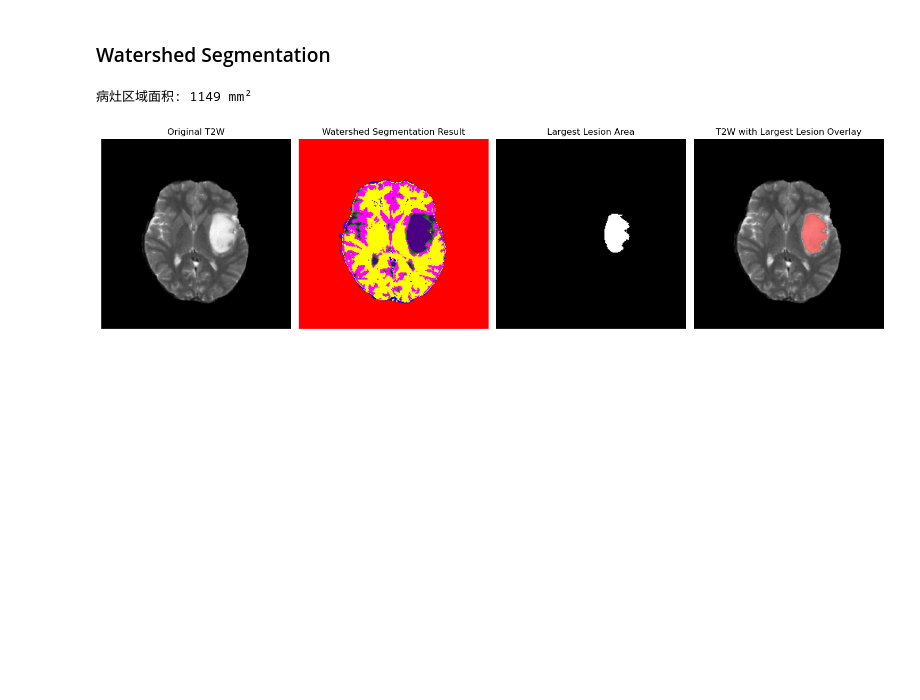
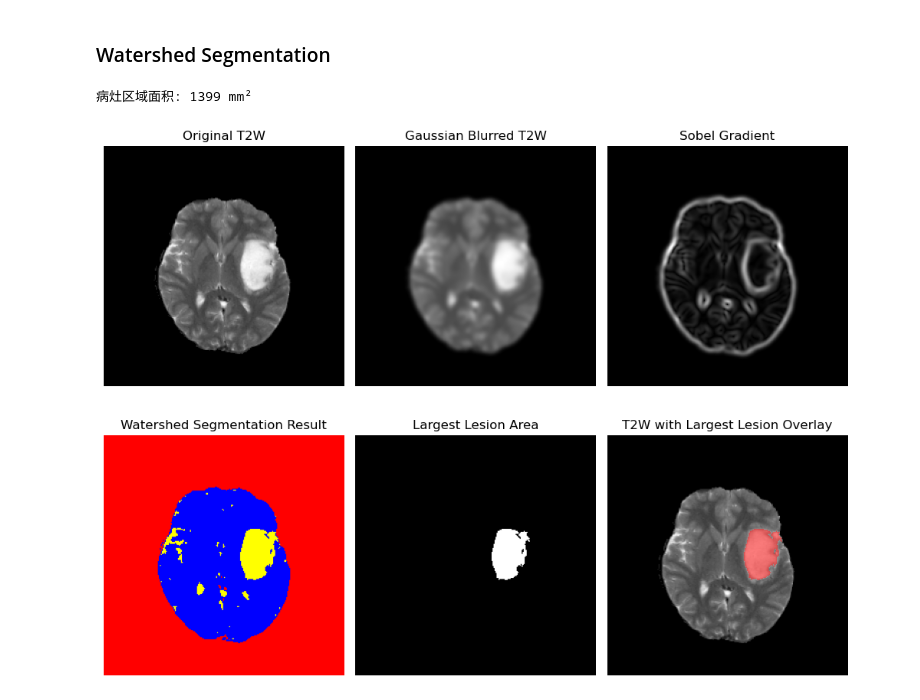
Before and after one commit to ZhengLi-04/BIP-Lab5-ImageSegmentation, a Jupyter notebook: lab5.ipynb, the cells around one changed output. Cells and saved outputs as stored; diff of their text form; code cells hidden in the pictures; blank space fills up the shorter version.

```diff
--- a/lab5.ipynb
+++ b/lab5.ipynb
@@ -800,26 +800,30 @@ K=7 时病变区域的体积: 5438 mm^3
 # %%
 import numpy as np
 import matplotlib.pyplot as plt
-from skimage import filters, segmentation, measure
-from skimage.color import label2rgb
+from skimage import filters, segmentation, measure, color
+from skimage.filters import gaussian
 
-# 计算梯度
-gradient = filters.sobel(t2w_data)
+# 假设 t2w_data 已经被正确读取
+# t2w_data = np.load('your_t2w_data_file.npy')
 
-# 确保 markers 为整数类型，增加到 6 类
+# 第一步：高斯模糊
+blurred_t2w = gaussian(t2w_data, sigma=2)
+
+# 第二步：Sobel 算子计算梯度
+gradient = filters.sobel(blurred_t2w)
+
+# 第三步：准备分水岭算法的 markers，分三类
 markers = np.zeros_like(t2w_data, dtype=np.int32)
-class_1, class_2, class_3, class_4, class_5, class_6 = 1, 2, 3, 4, 5, 6
-markers[t2w_data < 0.1] = class_1
-markers[(t2w_data >= 0.1) & (t2w_data < 0.25)] = class_2
-markers[(t2w_data >= 0.25) & (t2w_data < 0.4)] = class_3
-markers[(t2w_data >= 0.4) & (t2w_data < 0.55)] = class_4
-markers[(t2w_data >= 0.55) & (t2w_data < 0.7)] = class_5
-markers[t2w_data >= 0.7] = class_6
+class_1, class_2, class_3 = 1, 2, 3
+markers[t2w_data < 0.2] = class_1
+markers[(t2w_data >= 0.2) & (t2w_data < 0.6)] = class_2
+markers[t2w_data >= 0.6] = class_3
 
+# 第四步：应用分水岭算法
 labels = segmentation.watershed(gradient, markers)
 
-# 假设病变区域对应标签为 6（你可能需要根据实际结果调整）
-lesion_label = 6
+# 假设病变区域对应标签为 2（你可能需要根据实际结果调整）
+lesion_label = 3
 lesion_mask = (labels == lesion_label)
 
 # 找出最大的连通区域
@@ -834,43 +838,56 @@ else:
 
 # 计算病灶区域面积，假设 (x, y) = (1mm, 1mm)
 lesion_area = np.sum(new_lesion_mask)
 print(f"病灶区域面积: {lesion_area} mm²")
 
 # 创建带有颜色通道的图像副本
 colored_t2w_data = np.dstack([t2w_data] * 3)
 
 # 将病变区域标记为红色（可调整颜色）
 red_color = np.array([1, 0, 0])  # 红色
 transparency = 0.5  # 透明度
 colored_t2w_data[new_lesion_mask] = (
     transparency * red_color + (1 - transparency) * colored_t2w_data[new_lesion_mask]
 )
 
-# 绘制四张子图
-fig, axes = plt.subplots(1, 4, figsize=(10, 5))
+# 绘制六张子图，修改为 2 行 3 列布局
+fig, axes = plt.subplots(2, 3, figsize=(10, 8))  # 修改为 2 行 3 列，调整 figsize 适应布局
+
+# 调整子图索引以适应 2D 数组
+axes = axes.flatten()
 
 # 第一张：原始图
 axes[0].imshow(t2w_data, cmap='gray')
 axes[0].set_title('Original T2W')
 axes[0].axis('off')
 
-# 第二张：分水岭分割结果图
-axes[1].imshow(label2rgb(labels, bg_label=0))
-axes[1].set_title('Watershed Segmentation Result')
+# 第二张：高斯模糊后的图像
+axes[1].imshow(blurred_t2w, cmap='gray')
+axes[1].set_title('Gaussian Blurred T2W')
 axes[1].axis('off')
 
-# 第三张：只保留选中标签中的最大区域
-axes[2].imshow(new_lesion_mask, cmap='gray')
-axes[2].set_title('Largest Lesion Area')
+# 第三张：Sobel 梯度图
+axes[2].imshow(gradient, cmap='gray')
+axes[2].set_title('Sobel Gradient')
 axes[2].axis('off')
 
-# 第四张：将新的结果叠加到原始图像上
-axes[3].imshow(colored_t2w_data)
-axes[3].set_title('T2W with Largest Lesion Overlay')
+# 第四张：分水岭分割结果图
+axes[3].imshow(color.label2rgb(labels, bg_label=0))
+axes[3].set_title('Watershed Segmentation Result')
 axes[3].axis('off')
+
+# 第五张：只保留选中标签中的最大区域
+axes[4].imshow(new_lesion_mask, cmap='gray')
+axes[4].set_title('Largest Lesion Area')
+axes[4].axis('off')
+
+# 第六张：将新的结果叠加到原始图像上
+axes[5].imshow(colored_t2w_data)
+axes[5].set_title('T2W with Largest Lesion Overlay')
+axes[5].axis('off')
 
 plt.tight_layout()
 plt.show()
 # %% [output]
-病灶区域面积: 1149 mm²
+病灶区域面积: 1399 mm²
-[figure, old version]
+[figure, new version]
```
Also changed, not shown: parts of 1 cell of this notebook.
